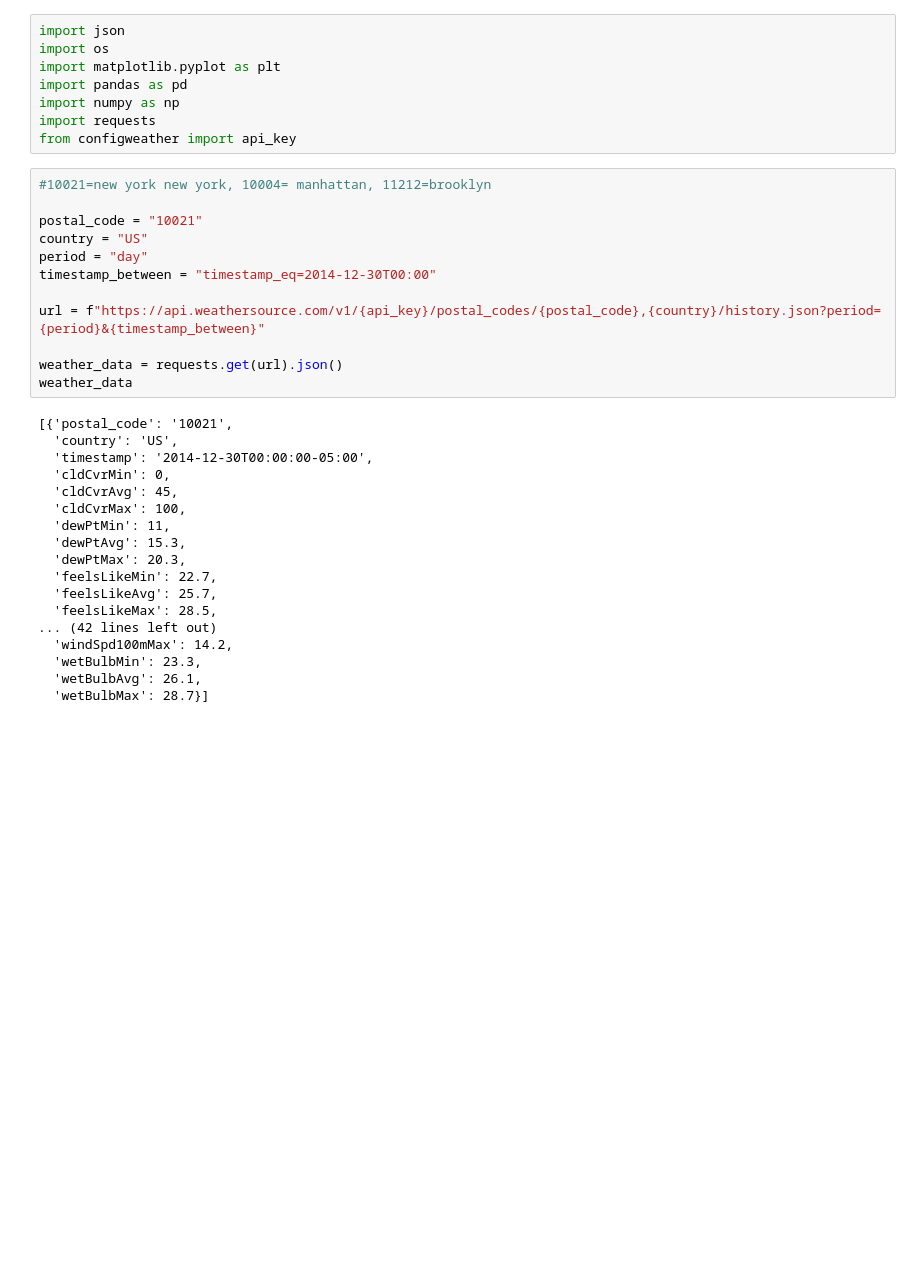
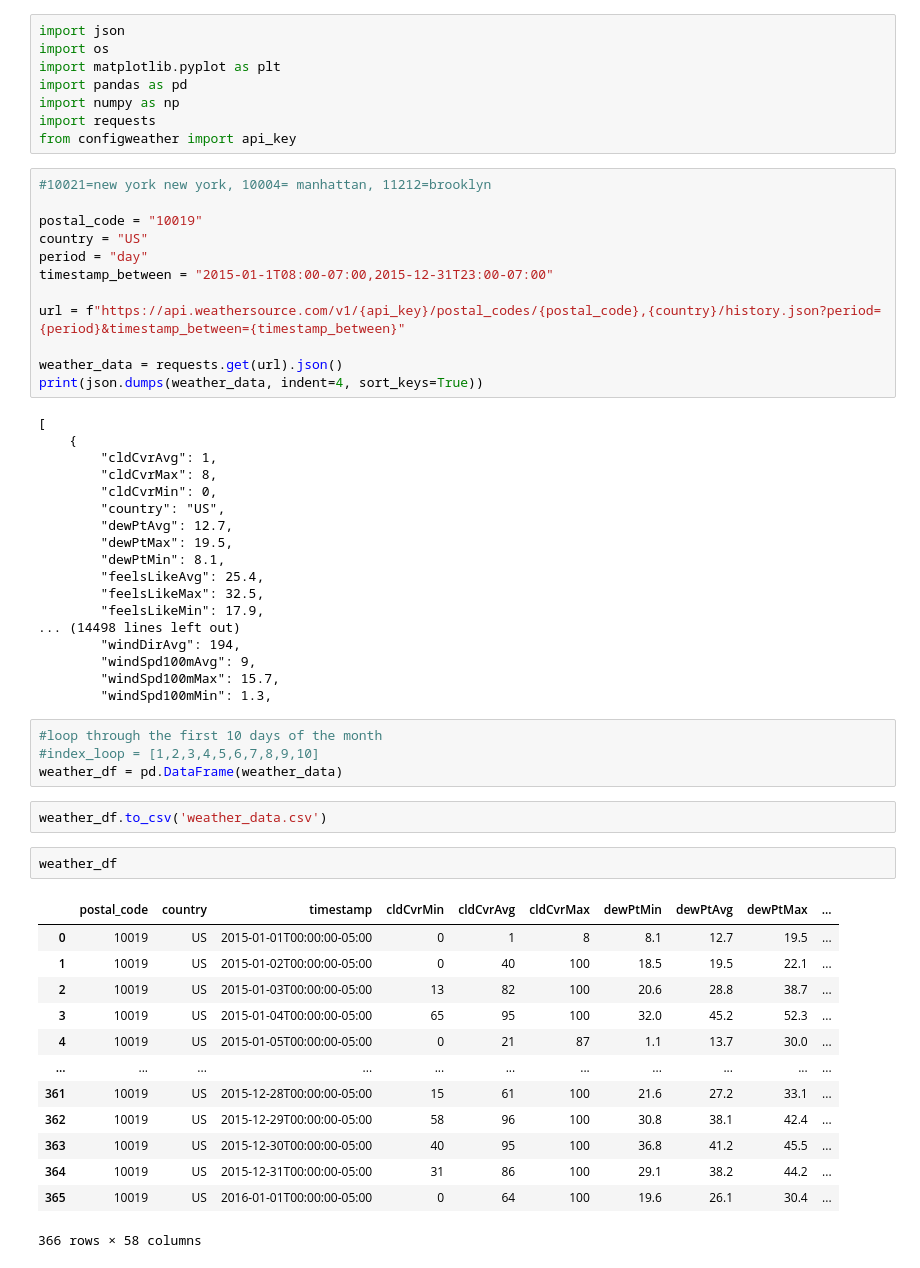
Before and after one commit to Ntorres95/Rideshares_vs_Weather, a Jupyter notebook: Weather.ipynb, the cells around one changed output. Drawn from its saved outputs; the diff is of its cells as text; blank space fills up the shorter version.

Commit message:
2015 weather data

```diff
--- a/Weather.ipynb
+++ b/Weather.ipynb
@@ -9,30 +9,52 @@ from configweather import api_key
 # %%
 #10021=new york new york, 10004= manhattan, 11212=brooklyn
 
-postal_code = "10021"
+postal_code = "10019"
 country = "US"
 period = "day"
-timestamp_between = "timestamp_eq=2014-12-30T00:00"
+timestamp_between = "2015-01-1T08:00-07:00,2015-12-31T23:00-07:00"
 
-url = f"https://api.weathersource.com/v1/{api_key}/postal_codes/{postal_code},{country}/history.json?period={period}&{timestamp_between}"
+url = f"https://api.weathersource.com/v1/{api_key}/postal_codes/{postal_code},{country}/history.json?period={period}&timestamp_between={timestamp_between}"
 
 weather_data = requests.get(url).json()
-weather_data
+print(json.dumps(weather_data, indent=4, sort_keys=True))
 # %% [output]
-[{'postal_code': '10021',
-  'country': 'US',
-  'timestamp': '2014-12-30T00:00:00-05:00',
-  'cldCvrMin': 0,
-  'cldCvrAvg': 45,
-  'cldCvrMax': 100,
-  'dewPtMin': 11,
-  'dewPtAvg': 15.3,
-  'dewPtMax': 20.3,
-  'feelsLikeMin': 22.7,
-  'feelsLikeAvg': 25.7,
-  'feelsLikeMax': 28.5,
-... (42 lines left out)
-  'windSpd100mMax': 14.2,
-  'wetBulbMin': 23.3,
-  'wetBulbAvg': 26.1,
-  'wetBulbMax': 28.7}]
+[
+    {
+        "cldCvrAvg": 1,
+        "cldCvrMax": 8,
+        "cldCvrMin": 0,
+        "country": "US",
+        "dewPtAvg": 12.7,
+        "dewPtMax": 19.5,
+        "dewPtMin": 8.1,
+        "feelsLikeAvg": 25.4,
+        "feelsLikeMax": 32.5,
+        "feelsLikeMin": 17.9,
+... (14498 lines left out)
+        "windDirAvg": 194,
+        "windSpd100mAvg": 9,
+        "windSpd100mMax": 15.7,
+        "windSpd100mMin": 1.3,
+# %%
+#loop through the first 10 days of the month
+#index_loop = [1,2,3,4,5,6,7,8,9,10]
+weather_df = pd.DataFrame(weather_data)
+# %%
+weather_df.to_csv('weather_data.csv')
+# %%
+weather_df
+# %% [output]
+|  | postal_code | country | timestamp | cldCvrMin | cldCvrAvg | cldCvrMax | dewPtMin | dewPtAvg | dewPtMax | ... |
+| 0 | 10019 | US | 2015-01-01T00:00:00-05:00 | 0 | 1 | 8 | 8.1 | 12.7 | 19.5 | ... |
+| 1 | 10019 | US | 2015-01-02T00:00:00-05:00 | 0 | 40 | 100 | 18.5 | 19.5 | 22.1 | ... |
+| 2 | 10019 | US | 2015-01-03T00:00:00-05:00 | 13 | 82 | 100 | 20.6 | 28.8 | 38.7 | ... |
+| 3 | 10019 | US | 2015-01-04T00:00:00-05:00 | 65 | 95 | 100 | 32.0 | 45.2 | 52.3 | ... |
+| 4 | 10019 | US | 2015-01-05T00:00:00-05:00 | 0 | 21 | 87 | 1.1 | 13.7 | 30.0 | ... |
+| ... | ... | ... | ... | ... | ... | ... | ... | ... | ... | ... |
+| 361 | 10019 | US | 2015-12-28T00:00:00-05:00 | 15 | 61 | 100 | 21.6 | 27.2 | 33.1 | ... |
+| 362 | 10019 | US | 2015-12-29T00:00:00-05:00 | 58 | 96 | 100 | 30.8 | 38.1 | 42.4 | ... |
+| 363 | 10019 | US | 2015-12-30T00:00:00-05:00 | 40 | 95 | 100 | 36.8 | 41.2 | 45.5 | ... |
+| 364 | 10019 | US | 2015-12-31T00:00:00-05:00 | 31 | 86 | 100 | 29.1 | 38.2 | 44.2 | ... |
+| 365 | 10019 | US | 2016-01-01T00:00:00-05:00 | 0 | 64 | 100 | 19.6 | 26.1 | 30.4 | ... |
+366 rows × 58 columns
```
Also changed, not shown: 1 other file.
